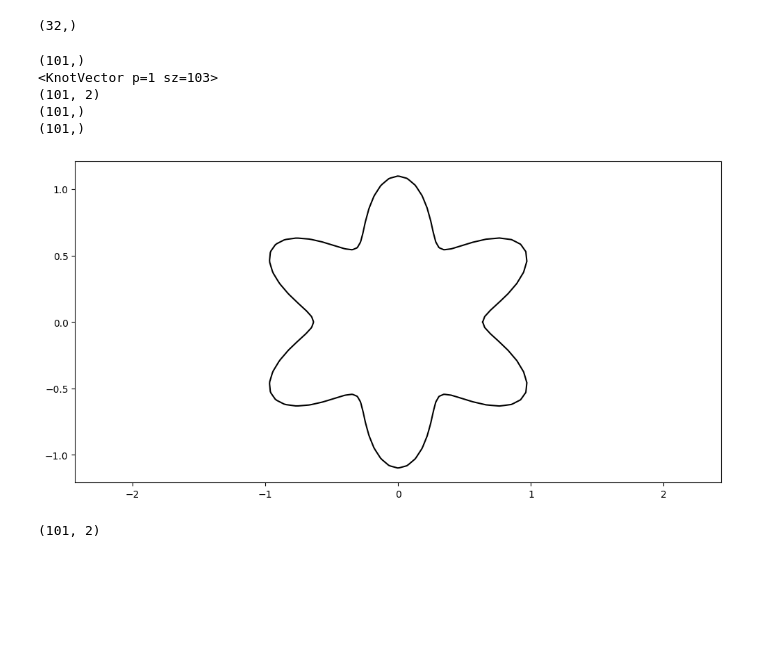
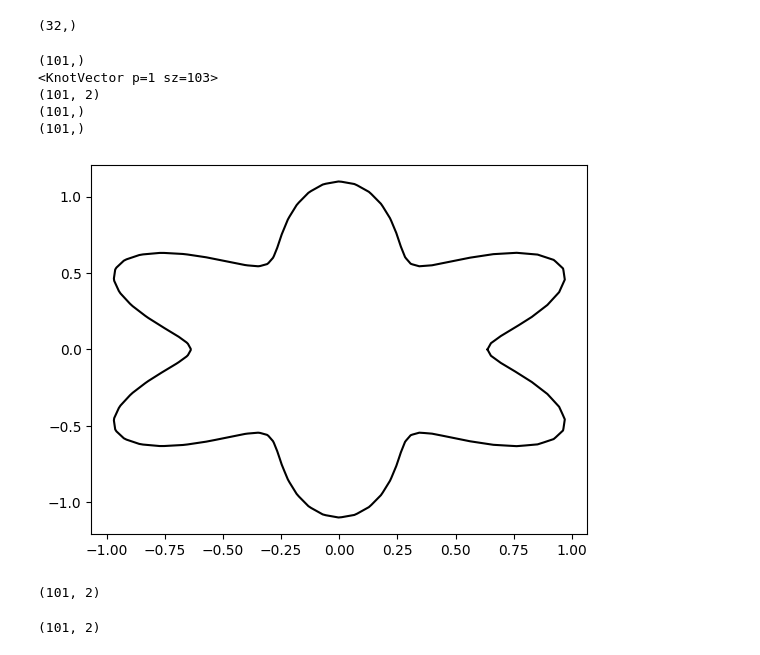
Before and after one commit to kevin866/pyiga, a Jupyter notebook: notebooks/nurbs_super.ipynb, the cells around one changed output. Saved outputs shown, nothing was run; the diff lists cells and outputs as text; code cells hidden in the pictures; blank space fills up the shorter version.

```diff
--- a/notebooks/nurbs_super.ipynb
+++ b/notebooks/nurbs_super.ipynb
@@ -263,35 +284,38 @@ n_kv = 100
 kv = bspline.make_knots(1, 0.0, 1.0, n_kv)
 # N = tuple(kv.numdofs for kv in kvs)
 r = 2.0
 num_res = kv.numdofs
 # construct quarter circle using NURBS
 theta_values = np.linspace(0, 2 * np.pi, num_res)
 result = superformula(theta_values, r, d, n, a, L0)
 coeff = np.array(polar_to_cartesian(result, theta_values)).transpose()
 # w = np.ones((1,num_res))
 # coeff = np.vstack((coeff, w)).transpose()
 # coeff = ctlpts.transpose()
 grid = (np.linspace(0.0, 1.0, 100),)
 # weights = weights.transpose()
 # weights = np.random.random(coeff.shape[0])*5
 weights = np.ones(coeff.shape[0])
 N = tuple(kv.numdofs for kv in (kv,))
 print(N)
 print(kv)
 print(coeff.shape)
 print(weights.shape)
 nurbs = NurbsFunc((kv,), coeff.copy(), weights=weights)
 vals = nurbs.grid_eval(grid)
 
 vis.plot_geo(nurbs,res=500, linewidth=None, color='black')
-axis('equal');
 # %% [output]
 (101,)
 <KnotVector p=1 sz=103>
 (101, 2)
 (101,)
 (101,)
-[figure, old version]
+[figure, new version]
+# %%
+coeff.shape
+# %% [output]
+(101, 2)
 # %%
 # grid = (np.linspace(0.0, 1.0, 100),)
 
```
Also changed, not shown: parts of 5 cells of this notebook, 4 other files.
